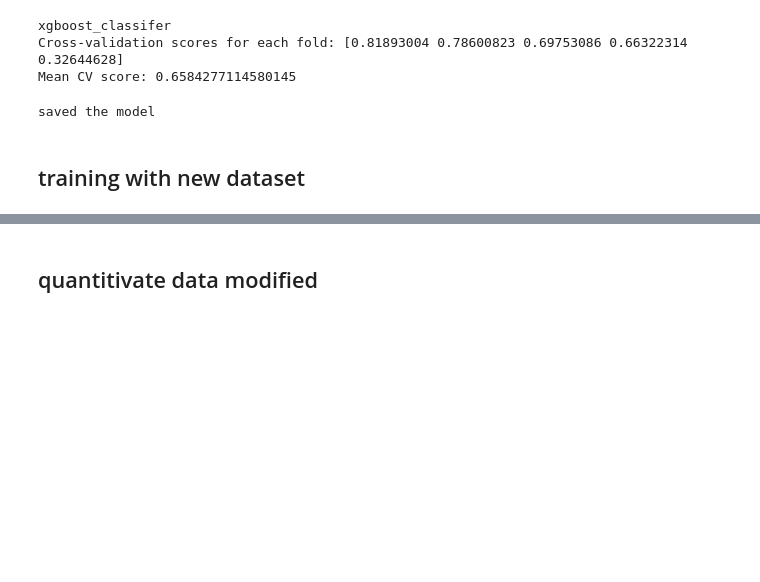
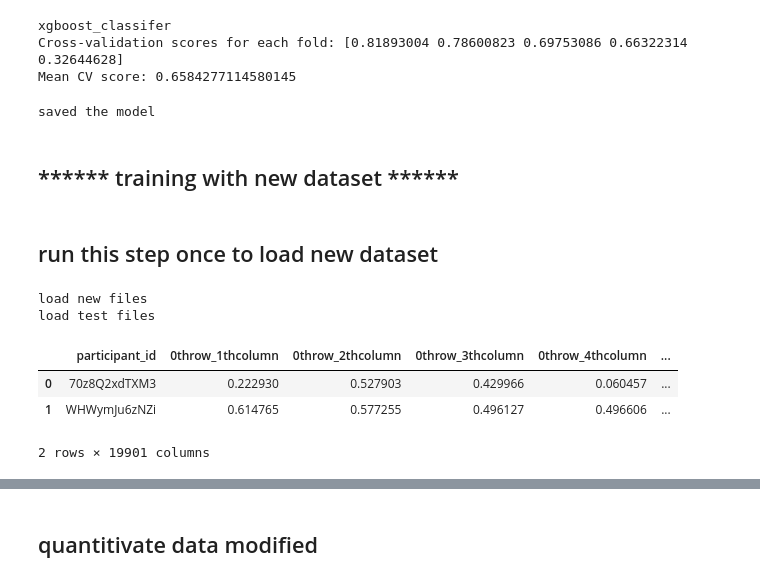
Before and after one commit to amohan601/kaggle-datathon-2025, a Jupyter notebook: combined-analysis.ipynb, the cells around one changed output, grey strips where cells are left out. Cells and saved outputs as stored; diff of their text form; code cells hidden in the pictures; blank space fills up the shorter version.

```diff
--- a/combined-analysis.ipynb
+++ b/combined-analysis.ipynb
@@ -187,4 +189,18 @@ saved the model
 # %%
 #get_model('old_data_xgb_basic_nochanges')
 # %% [markdown]
-## training with new dataset
+##  ****** training with new dataset ******
+# %% [markdown]
+## run this step once to load new dataset
+# %%
+df_categorical_new,df_matrices_new,df_quant_new,df_solutions_new,df_categorical_test,df_matrices_test,df_quant_test = load_data_new()
+# %% [output]
+load new files
+load test files
+# %%
+df_matrices_new.head(2)
+# %% [output]
+|  | participant_id | 0throw_1thcolumn | 0throw_2thcolumn | 0throw_3thcolumn | 0throw_4thcolumn | ... |
+| 0 | 70z8Q2xdTXM3 | 0.222930 | 0.527903 | 0.429966 | 0.060457 | ... |
+| 1 | WHWymJu6zNZi | 0.614765 | 0.577255 | 0.496127 | 0.496606 | ... |
+2 rows × 19901 columns
```
Also changed, not shown: parts of 11 cells of this notebook, 2 other files.
